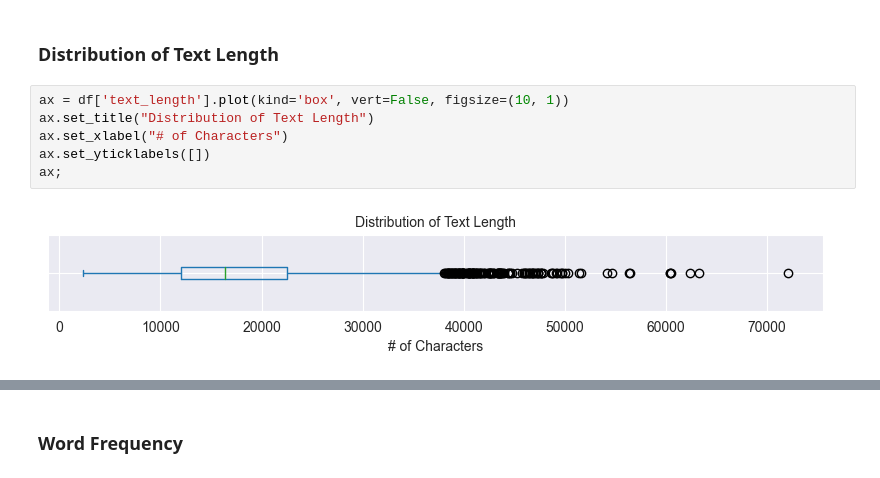
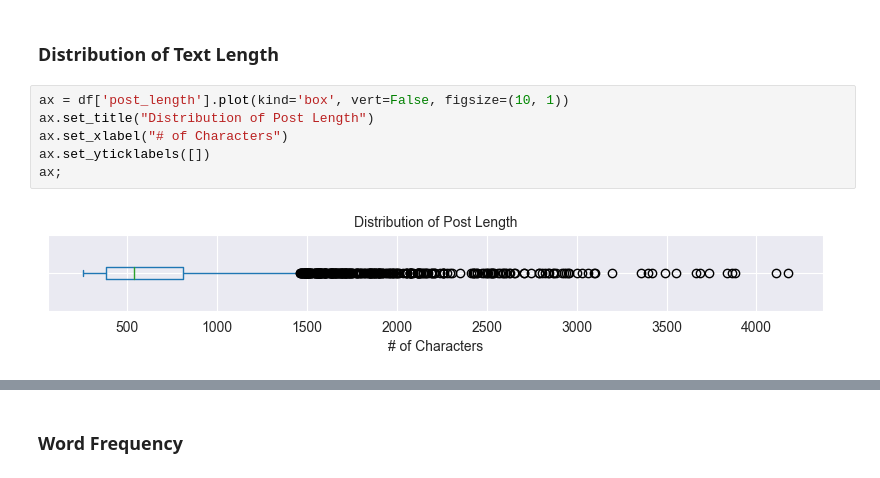
Before and after one commit to shane-kercheval/nlp-template, a Jupyter notebook: source/notebooks/text_eda_reddit.ipynb, the cells around one changed output, grey strips where cells are left out. Drawn from its saved outputs; the diff is of its cells as text.

```diff
--- a/source/notebooks/text_eda_reddit.ipynb
+++ b/source/notebooks/text_eda_reddit.ipynb
@@ -148,11 +171,11 @@ count_tokens(df['tokens']).head(20)
 # %% [markdown]
 ### Distribution of Text Length
 # %%
-ax = df['text_length'].plot(kind='box', vert=False, figsize=(10, 1))
-ax.set_title("Distribution of Text Length")
+ax = df['post_length'].plot(kind='box', vert=False, figsize=(10, 1))
+ax.set_title("Distribution of Post Length")
 ax.set_xlabel("# of Characters")
 ax.set_yticklabels([])
 ax;
 # %% [output]
-[figure, old version]
+[figure, new version]
 # %%
```
Also changed, not shown: parts of 38 cells of this notebook.
